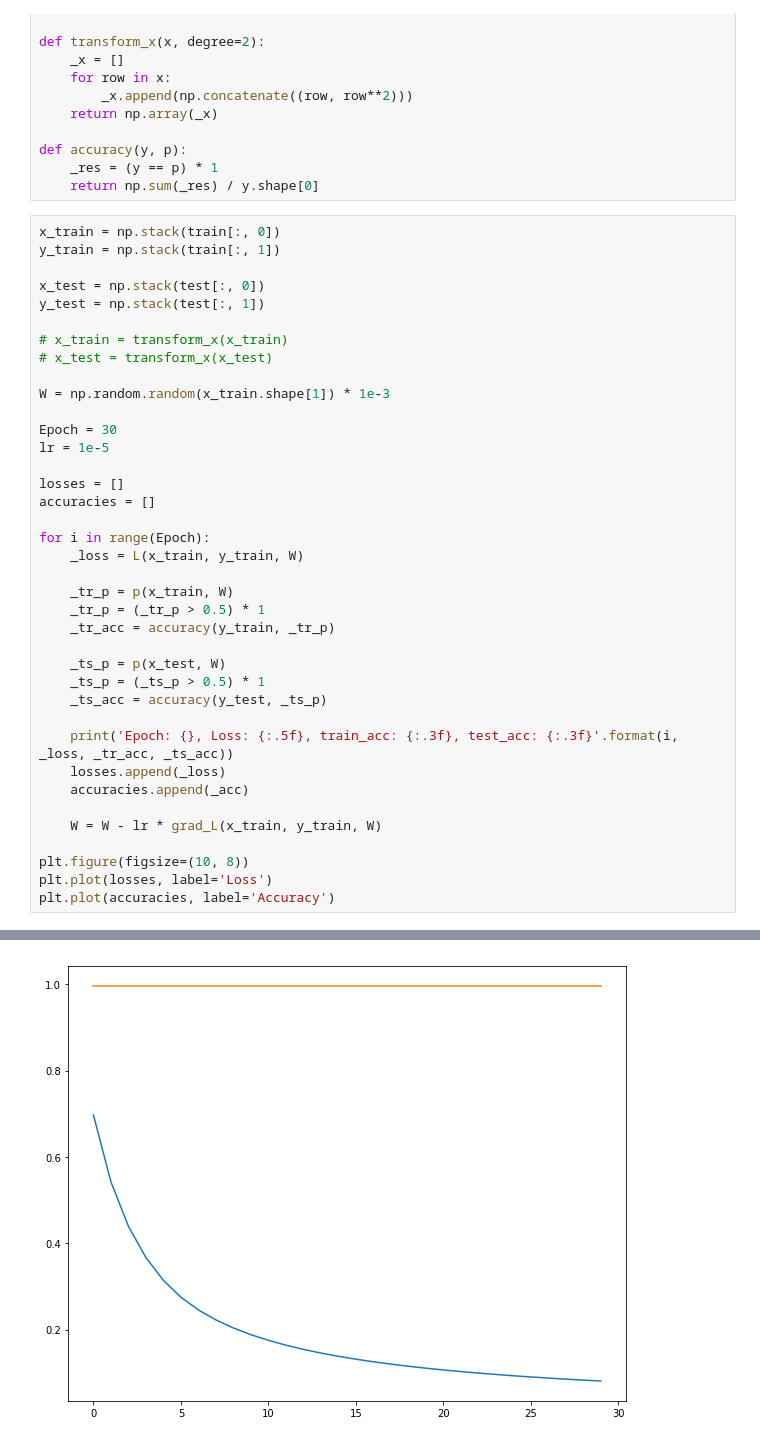
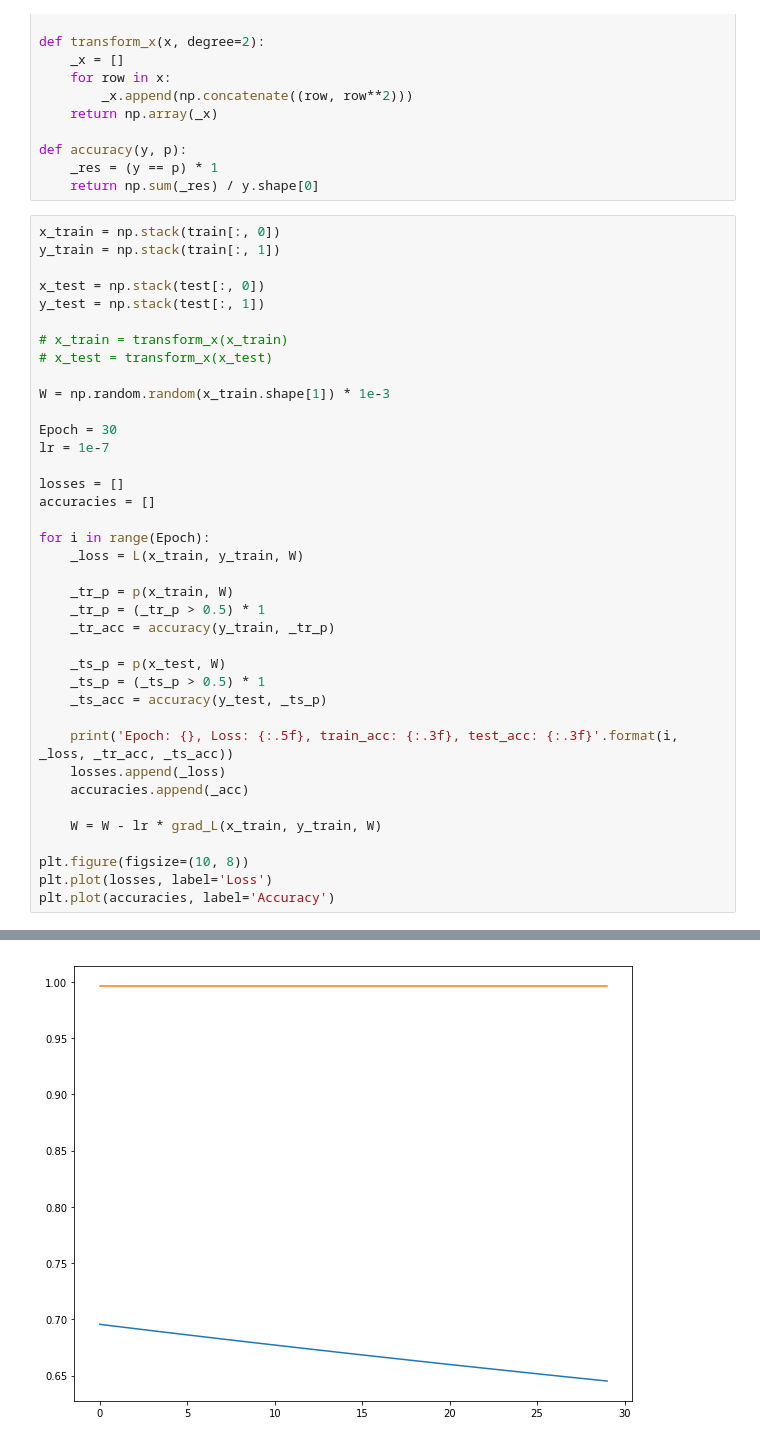
Before and after one commit to Hazarapet/aca_ml_nn, a Jupyter notebook: pa7_logistic_regression_binary_classifier.ipynb, the cells around one changed output, grey strips where cells are left out. Drawn from its saved outputs; the diff is of its cells as text.

```diff
--- a/pa7_logistic_regression_binary_classifier.ipynb
+++ b/pa7_logistic_regression_binary_classifier.ipynb
@@ -122,7 +122,7 @@ y_test = np.stack(test[:, 1])
 W = np.random.random(x_train.shape[1]) * 1e-3
 
 Epoch = 30
-lr = 1e-5
+lr = 1e-7
 
 losses = []
 accuracies = []
@@ -168,2 +168,2 @@ Epoch: 29, Loss: 0.08074, train_acc: 1.000, test_acc: 1.000
 [<matplotlib.lines.Line2D at 0x...>]
-[figure, old version]
+[figure, new version]
```
Also changed, not shown: parts of 1 cell of this notebook.
